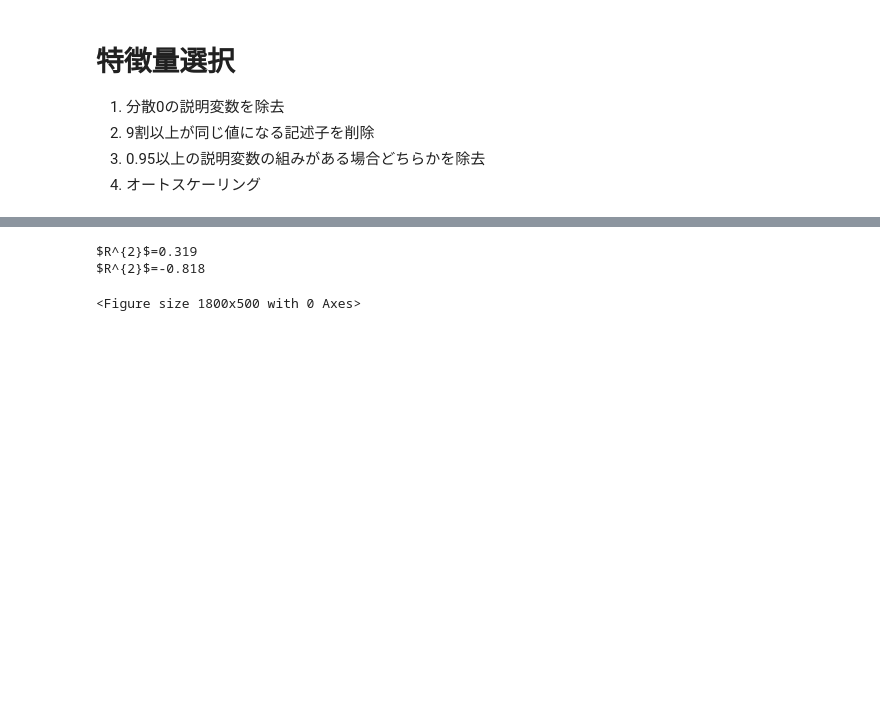
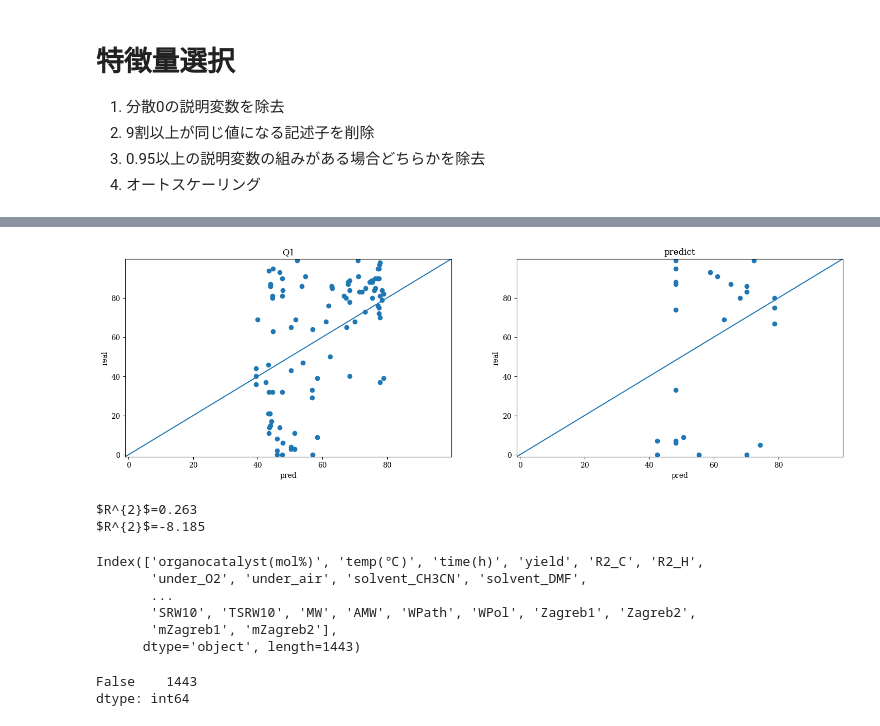
Before and after one commit to wwwyo/lab, a Jupyter notebook: autoML.ipynb, the cells around one changed output, grey strips where cells are left out. Cells and saved outputs as stored; diff of their text form; code cells hidden in the pictures; blank space fills up the shorter version.

```diff
--- a/autoML.ipynb
+++ b/autoML.ipynb
@@ -226,33 +226,61 @@ Current_params :  {'n_estimators': 13, 'max_depth': 4, 'num_leaves': 3, 'min_chi
 # %%
 best_params = study.best_params
 best_model = LGBMRegressor(**best_params)
 %matplotlib inline
 import matplotlib.pyplot as plt
 from sklearn.model_selection import cross_val_predict
 from sklearn.metrics import r2_score
+plt.rcParams['font.family'] = "DejaVu Serif"
 
 # 予測値を算出)
 best_model.fit(X_train_scaled, y_train)
 train_y_in_cv = cross_val_predict(best_model, X_train_scaled, y_train, cv=10)
 predict_y = best_model.predict(X_test_scaled)
 
 fig = plt.figure(figsize=(18.0, 5.0))
-ax_cv.set_title("Q2")
-ax_cv.set_xlabel('pred')
-ax_cv.set_ylabel('exp')
+plt.subplot(121)
+plt.title('Q1')
+plt.xlabel('pred')
+plt.ylabel('real')
+plt.scatter(train_y_in_cv, y_train)
+yvalues = np.concatenate([train_y_in_cv, y_train])
+ymin, ymax, yrange = np.amin(yvalues), np.amax(yvalues), np.ptp(yvalues)
+plt.xlim(ymin - yrange * 0.01, ymax + yrange * 0.01)
+plt.ylim(ymin - yrange * 0.01, ymax + yrange * 0.01)
+plt.plot([ymin - yrange * 0.01, ymax + yrange * 0.01], [ymin - yrange * 0.01, ymax + yrange * 0.01])
 
-ax_ext.set_title("External Validation")
-ax_ext.set_xlabel('pred')
-ax_ext.set_ylabel('exp')
+plt.subplot(122)
+plt.title('predict')
+plt.xlabel('pred')
+plt.ylabel('real')
+plt.scatter(predict_y, y_test)
+yvalues = np.concatenate([predict_y, y_test])
+ymin, ymax, yrange = np.amin(yvalues), np.amax(yvalues), np.ptp(yvalues)
+plt.xlim(ymin - yrange * 0.01, ymax + yrange * 0.01)
+plt.ylim(ymin - yrange * 0.01, ymax + yrange * 0.01)
+plt.plot([ymin - yrange * 0.01, ymax + yrange * 0.01], [ymin - yrange * 0.01, ymax + yrange * 0.01])
 
-ax_cv.scatter(train_y_in_cv, y_train)
-ax_ext.scatter(predict_y, y_test)
+plt.show()
+
 
 
 print('$R^{2}$=' + str(round(r2_score(y_train, train_y_in_cv), 3)))
 print('$R^{2}$=' + str(round(r2_score(predict_y, y_test), 3)))
-fig.show()
 # %% [output]
+[figure, added]
-$R^{2}$=0.319
-$R^{2}$=-0.818
+$R^{2}$=0.263
+$R^{2}$=-8.185
-<Figure size 1800x500 with 0 Axes>
+# %%
+df3.columns
+# %% [output]
+Index(['organocatalyst(mol%)', 'temp(℃)', 'time(h)', 'yield', 'R2_C', 'R2_H',
+       'under_O2', 'under_air', 'solvent_CH3CN', 'solvent_DMF',
+       ...
+       'SRW10', 'TSRW10', 'MW', 'AMW', 'WPath', 'WPol', 'Zagreb1', 'Zagreb2',
+       'mZagreb1', 'mZagreb2'],
+      dtype='object', length=1443)
+# %%
+df3.isna().any().value_counts()
+# %% [output]
+False    1443
+dtype: int64
```
Also changed, not shown: parts of 4 cells of this notebook, 2 other files.
